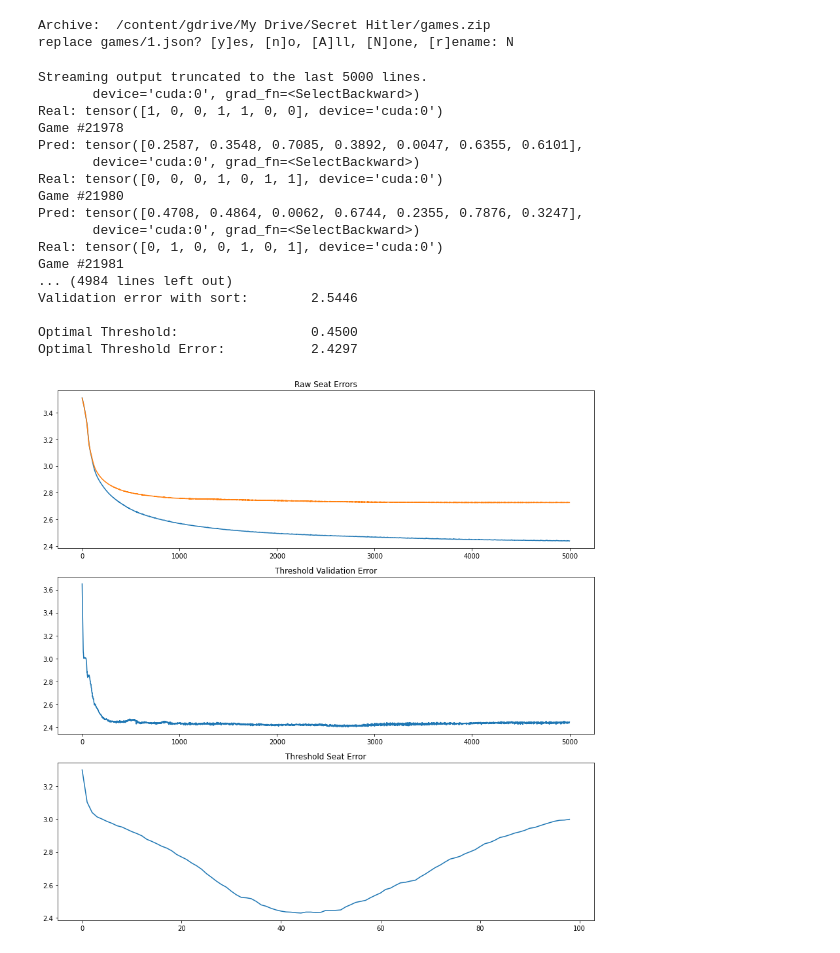
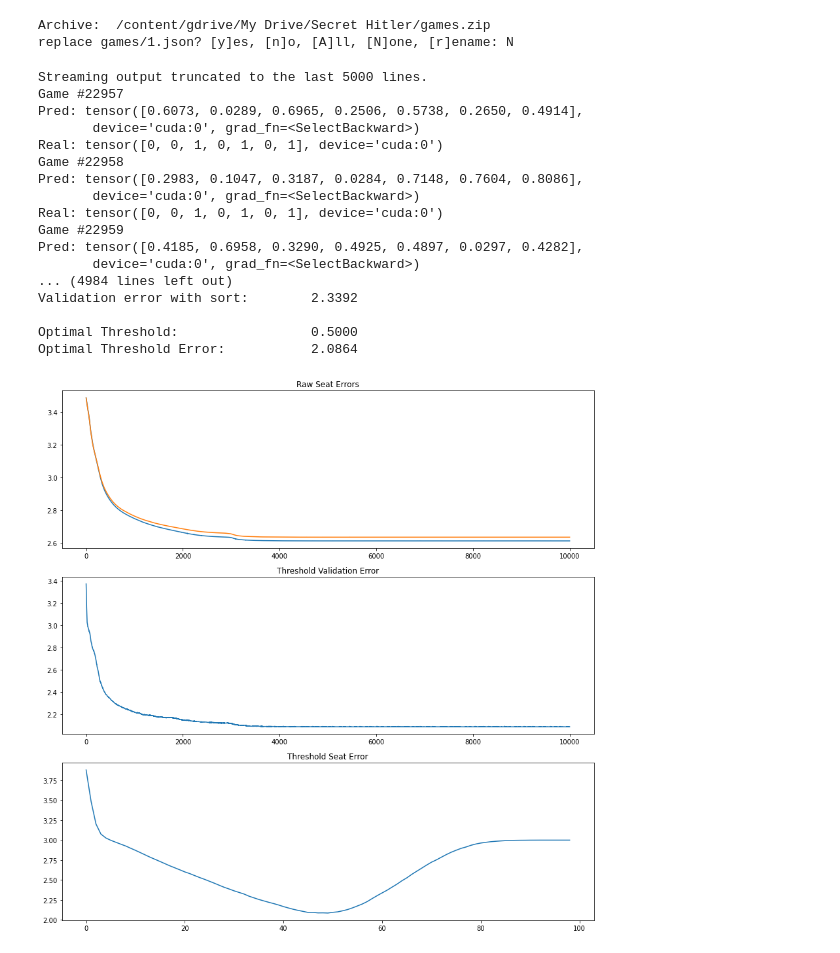
Before and after one commit to aviguptatx/DeepRed, a Jupyter notebook: RNN.ipynb, the cells around one changed output. Drawn from its saved outputs; the diff is of its cells as text; code cells hidden in the pictures.

Commit message:
Switch to claim inferences to effectively increase sample size, augment training data by adding all possible lib seats. Reduced error to 2.08.

```diff
--- a/RNN.ipynb
+++ b/RNN.ipynb
@@ -301,8 +308,8 @@ import sys
 # Prints the entire numpy array
 np.set_printoptions(threshold=sys.maxsize)
 
-# # Deterministic randomness
-# torch.manual_seed(0)
+# Deterministic randomness
+torch.manual_seed(0)
 
 # Garbage collect
 gc.collect()
@@ -345,7 +352,7 @@ class RNN(nn.Module):
         self.hx = Variable(torch.zeros(1, len(self.X), self.n_neurons).to(device))
 
 # Number of nodes in input layer
-N_INPUT = 91
+N_INPUT = 98
 
 # Number of games
 N_GAMES = 25000
@@ -353,9 +360,12 @@ N_GAMES = 25000
 # Training set
 X, Y, train_game_numbers, train_seq_lengths, train_conflicts = populate_inputs(2, int(N_GAMES * 0.8), 1)
 
+print(len(X))
 
 # Validation set
 validation_X, validation_Y, validation_game_numbers, validation_seq_lengths, validation_conflicts = populate_inputs(int(N_GAMES * 0.8), int(N_GAMES * 1), 1)
+
+print(len(validation_conflicts))
 
 # Testing set
 test_X, test_Y, _, test_seq_lengths, _ = populate_inputs(int(N_GAMES * 0.8), N_GAMES - 1, 1)
@@ -369,7 +379,7 @@ test_X = torch.as_tensor(test_X, dtype=torch.float32).to(device)
 test_Y = torch.as_tensor(test_Y).to(device)
 
 # Hyperparameters
-N_EPOCHS = 5000
+N_EPOCHS = 10000
 # LEARNING_RATE = .01
 # LAMBDA_ = 0.0012
 # N_NEURONS = 40
@@ -380,7 +390,7 @@ N_EPOCHS = 5000
 
 lr_array = [0.0015]
 lambda_array = [0.0004]
-n_neurons_array = [20]
+n_neurons_array = [7]
 
 
 # Grid search
@@ -521,21 +531,26 @@ for LEARNING_RATE in lr_array:
 
                 threshold_validation_seat_errors.append(cur_threshold_error)
 
-
             # Print validation set results
             print("\nValidation Set Data")
             for game_index in range(len(validation_X)):
                 print("Game #" + str(validation_game_numbers[game_index]))
                 print("Pred: " + str(prediction[game_index]) + "\nReal: " + str(validation_Y[game_index]))
-            print(validation_conflicts)
+
+            # Print hyperparameters
+            print("\n" + '\033[1m' + "Hyperparameters")
+            print('\033[21m' + "Number of Epochs:               " + str(N_EPOCHS))
+            print("Learning rate:                  " + str(lr_array[0]))
+            print("Lambda:                         " + str(lambda_array[0]))
+            print("Number of Hidden Nodes:         " + str(n_neurons_array[0]))
+            print("Number of Input Nodes:          " + str(N_INPUT))
 
             print("\n" + '\033[1m' + "Custom Metrics")
-
             # Print the average conflict confidence on the training set
             sum = 0
             count = 0
-            for game in range(0, len(train_conflicts)):
-                for seat_number in range(len(train_conflicts[game][1])):
+            for game in range(len(train_conflicts)):
+                for seat_number in range(7):
                     if (train_conflicts[game][1][seat_number]):
                         count += 1
                         sum += last_states[train_game_numbers.index(train_conflicts[game][0])][seat_number]
@@ -545,8 +560,8 @@ for LEARNING_RATE in lr_array:
             sum = 0
             count = 0
             correctness = 0
-            for game in range(0, len(validation_conflicts)):
-                for seat_number in range(len(validation_conflicts[game][1])):
+            for game in range(len(validation_conflicts)):
+                for seat_number in range(7):
                     if (validation_conflicts[game][1][seat_number]):
                         count += 1
                         correctness += prediction[validation_game_numbers.index(validation_conflicts[game][0])][seat_number] > .5
@@ -597,42 +612,42 @@ for LEARNING_RATE in lr_array:
 
             # # Graph Validation Error
             # plt.subplot(3, 1, 2)
             # plt.title("Validation Error")
             # plt.plot(validation_seat_errors)
 
             # Graph validation set error
             plt.subplot(3, 1, 2)
             plt.title("Threshold Validation Error")
             plt.plot(rounded_validation_seat_errors)
 
             # Graph Validation Threshold Error
             plt.subplot(3, 1, 3)
             plt.title("Threshold Seat Error")
             plt.plot(threshold_validation_seat_errors)
 
             # Pad graphs so the titles and graphs don't overlap
             plt.tight_layout()
 
             # Show plot
             plt.show()
 
 # files.download("Hyperparameter_Setups.csv")
 # %% [output]
 Streaming output truncated to the last 5000 lines.
+Game #22957
+Pred: tensor([0.6073, 0.0289, 0.6965, 0.2506, 0.5738, 0.2650, 0.4914],
        device='cuda:0', grad_fn=<SelectBackward>)
-Real: tensor([1, 0, 0, 1, 1, 0, 0], device='cuda:0')
-Game #21978
-Pred: tensor([0.2587, 0.3548, 0.7085, 0.3892, 0.0047, 0.6355, 0.6101],
+Real: tensor([0, 0, 1, 0, 1, 0, 1], device='cuda:0')
+Game #22958
+Pred: tensor([0.2983, 0.1047, 0.3187, 0.0284, 0.7148, 0.7604, 0.8086],
        device='cuda:0', grad_fn=<SelectBackward>)
-Real: tensor([0, 0, 0, 1, 0, 1, 1], device='cuda:0')
-Game #21980
-Pred: tensor([0.4708, 0.4864, 0.0062, 0.6744, 0.2355, 0.7876, 0.3247],
+Real: tensor([0, 0, 1, 0, 1, 0, 1], device='cuda:0')
+Game #22959
+Pred: tensor([0.4185, 0.6958, 0.3290, 0.4925, 0.4897, 0.0297, 0.4282],
        device='cuda:0', grad_fn=<SelectBackward>)
-Real: tensor([0, 1, 0, 0, 1, 0, 1], device='cuda:0')
-Game #21981
 ... (4984 lines left out)
-Validation error with sort:        2.5446
+Validation error with sort:        2.3392
 
-Optimal Threshold:                 0.4500
-Optimal Threshold Error:           2.4297
+Optimal Threshold:                 0.5000
+Optimal Threshold Error:           2.0864
-[figure, old version]
+[figure, new version]
```
Also changed, not shown: parts of 1 cell of this notebook.
